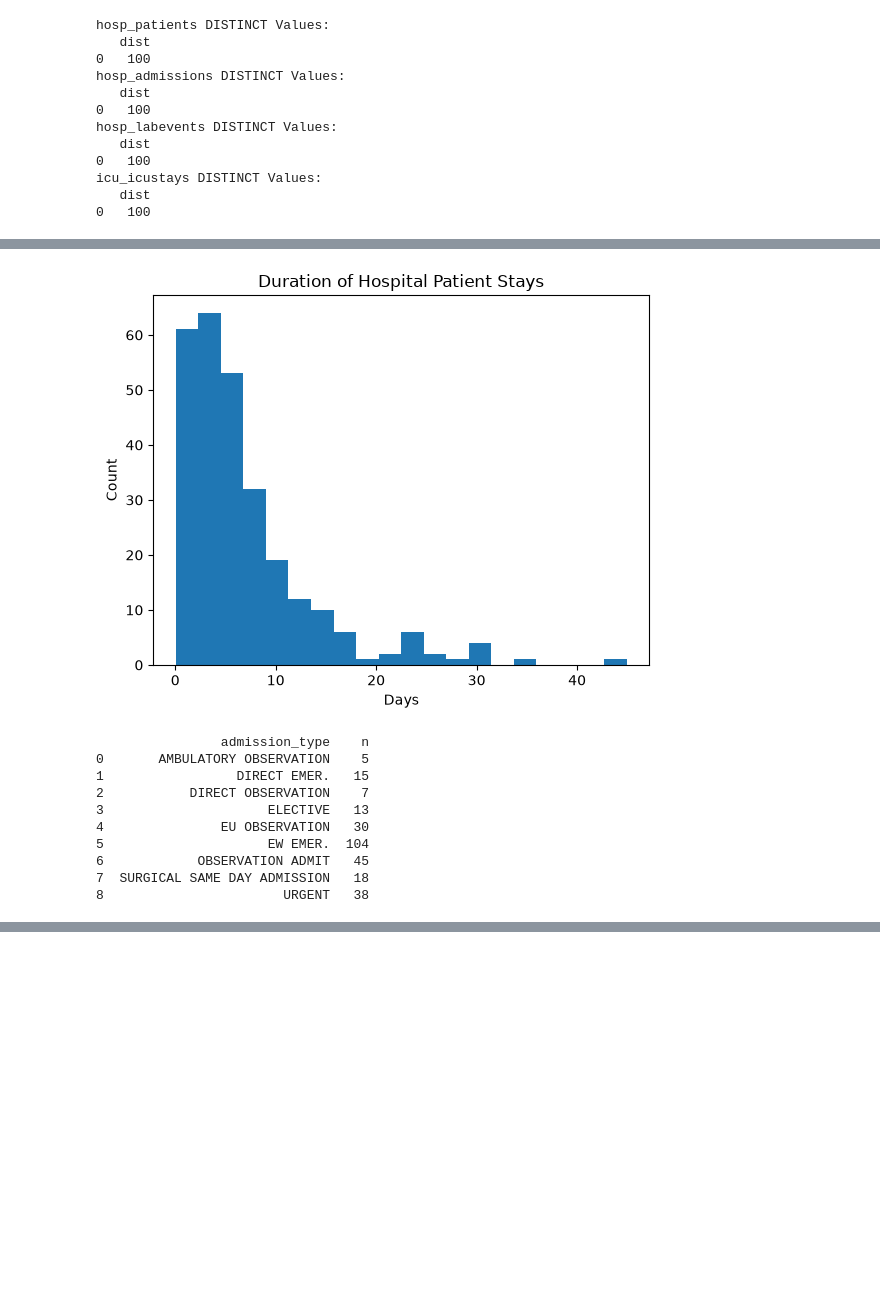
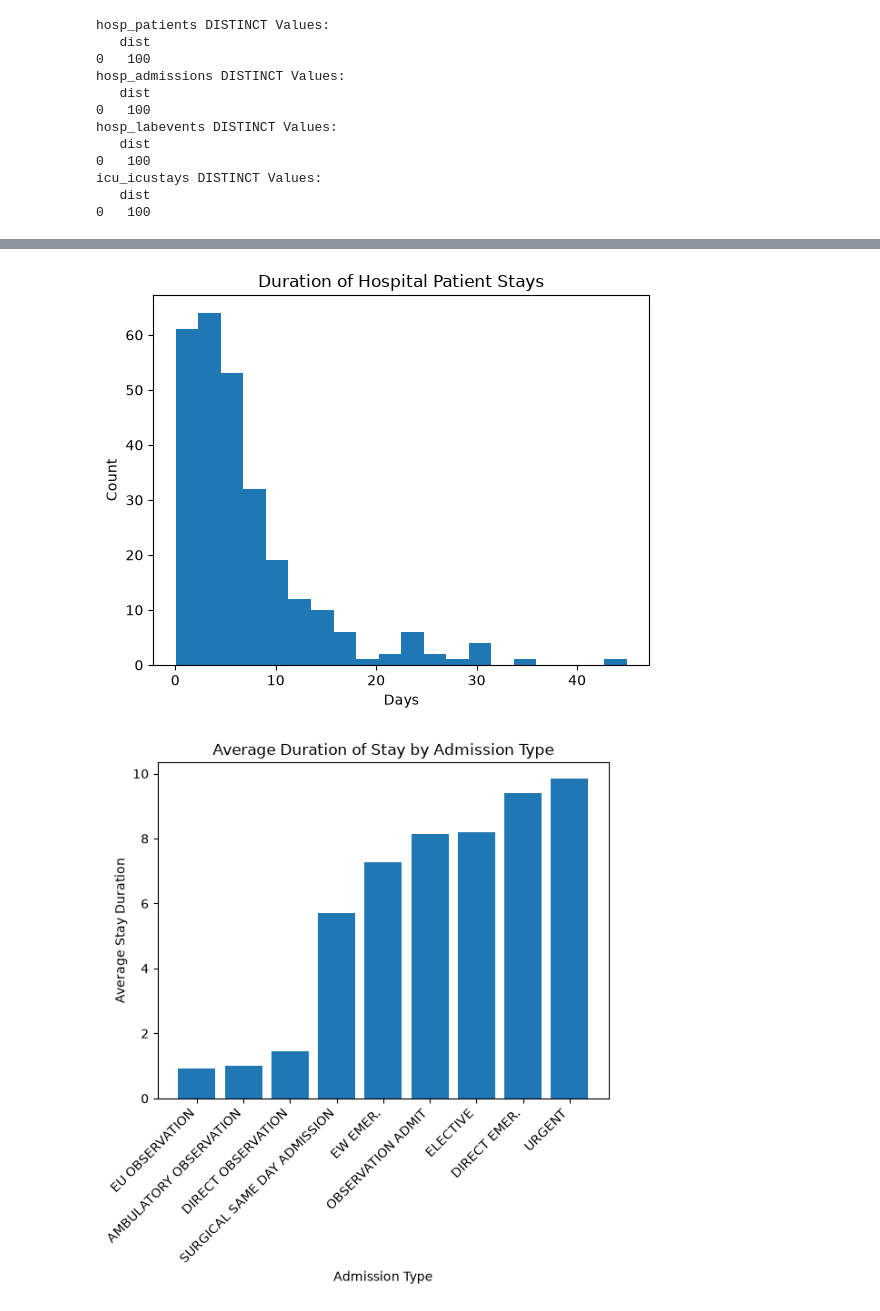
Before and after one commit to jguo2673/MIMIC-IV-EDA, a Jupyter notebook: proj.ipynb, the cells around one changed output, grey strips where cells are left out. Saved outputs shown, nothing was run; the diff lists cells and outputs as text; code cells hidden in the pictures; blank space fills up the shorter version.

Commit message:
added feature selection and readmissions

```diff
--- a/proj.ipynb
+++ b/proj.ipynb
@@ -149,51 +124,55 @@ plt.show()
-# %%
-# duration of stay
-hosp_durations = pd.read_sql("""
-    SELECT admission_type, (julianday(dischtime) - julianday(admittime)) AS stay_duration
-    FROM hosp_admissions
-""", conn)
-
-# plot duration of stay
-plt.hist(hosp_durations["stay_duration"], bins=20)
-plt.title("Duration of Hospital Patient Stays")
-plt.xlabel("Days")
-plt.ylabel("Count")
-plt.show()
-# %% [output]
-[figure, removed]
-# %%
-# dist of admission types
-admissions = pd.read_sql("SELECT admission_type, COUNT(*) AS n FROM hosp_admissions GROUP BY admission_type", conn)
-print(admissions)
-# %% [output]
-                admission_type    n
-0       AMBULATORY OBSERVATION    5
-1                 DIRECT EMER.   15
-2           DIRECT OBSERVATION    7
-3                     ELECTIVE   13
-4               EU OBSERVATION   30
-5                     EW EMER.  104
-6            OBSERVATION ADMIT   45
-7  SURGICAL SAME DAY ADMISSION   18
-8                       URGENT   38
 # %%
+# age distribution for hosp patients
+hosp_pat_ages = pd.read_sql("""
+SELECT anchor_age, COUNT(*) as n FROM hosp_patients
+GROUP BY anchor_age
+ORDER BY anchor_age
+""", conn)
+
+plt.hist(hosp_pat_ages["anchor_age"], weights=hosp_pat_ages["n"])
+plt.title("Hospital Patient Anchor Age Distribution")
+plt.xlabel("Anchor Age")
+plt.ylabel("Count")
+plt.show()
+
+# num of each gender
+pd.read_sql("SELECT gender, COUNT(*) AS n FROM hosp_patients GROUP BY gender", conn)
+
+# dist of admission types
+admissions = pd.read_sql("SELECT admission_type, COUNT(*) AS n FROM hosp_admissions GROUP BY admission_type", conn)
+print(admissions)
+
+# duration of stay
+durations = pd.read_sql("""
+    SELECT admission_type, (julianday(dischtime) - julianday(admittime)) AS stay_duration
+    FROM hosp_admissions
+""", conn)
+
+# plot duration of stay
+plt.hist(durations["stay_duration"], bins=20)
+plt.title("Duration of Hospital Patient Stays")
+plt.xlabel("Days")
+plt.ylabel("Count")
+plt.show()
+
 # remove table for tests
-conn.execute("DROP TABLE IF EXISTS hosp_dur_by_type")
+conn.execute("DROP TABLE IF EXISTS dur_by_type")
 
 # compare avg stay times for each type of admission
-conn.execute("""CREATE TABLE IF NOT EXISTS hosp_dur_by_type AS
+conn.execute("""CREATE TABLE IF NOT EXISTS dur_by_type AS
              SELECT admission_type, AVG(stay_duration) as avg
              FROM (SELECT admission_type, (julianday(dischtime) - julianday(admittime)) AS stay_duration FROM hosp_admissions)
              GROUP BY admission_type
+             ORDER BY avg
              """)
 
-hosp_duration_by_type = pd.read_sql("SELECT * FROM hosp_dur_by_type ORDER BY avg ASC", conn)
+duration_by_type = pd.read_sql("SELECT * FROM dur_by_type", conn)
 
-# plot duration by admission type
-plt.bar(hosp_duration_by_type["admission_type"], hosp_duration_by_type["avg"])
+
+plt.bar(duration_by_type["admission_type"], duration_by_type["avg"])
 plt.title("Average Duration of Stay by Admission Type")
 plt.xlabel("Admission Type")
-plt.ylabel("Average Stay Duration (Days)")
+plt.ylabel("Average Stay Duration")
 plt.xticks(rotation=45, ha="right")
 plt.show()
 # %% [output]
@@ -200,0 +190,2 @@ plt.show()
+[figure, added]
+[figure, added]
```
Also changed, not shown: parts of 17 cells of this notebook, 1 other file.
